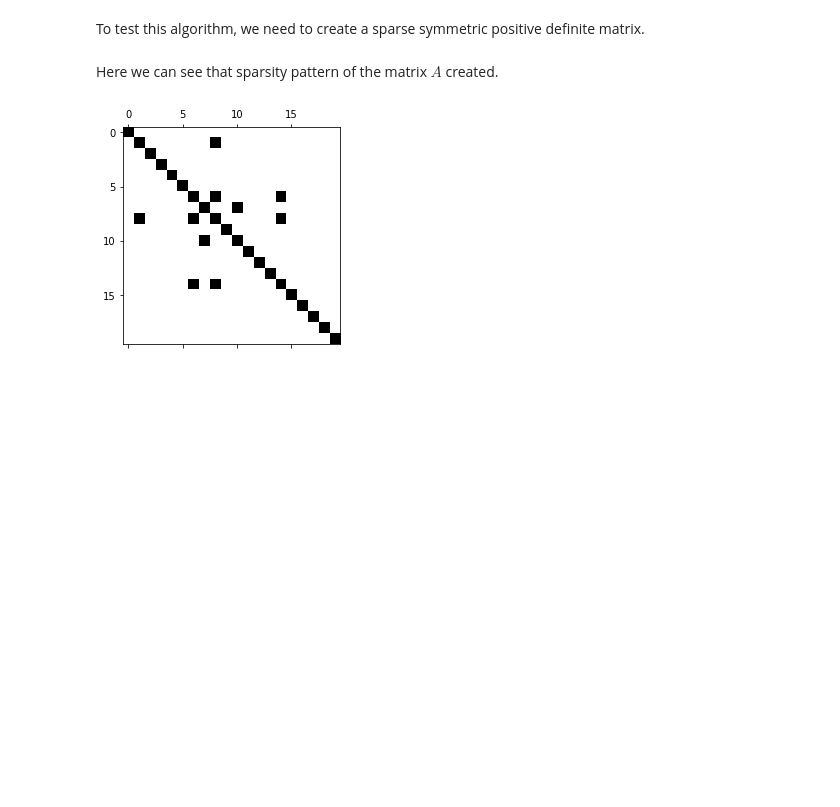
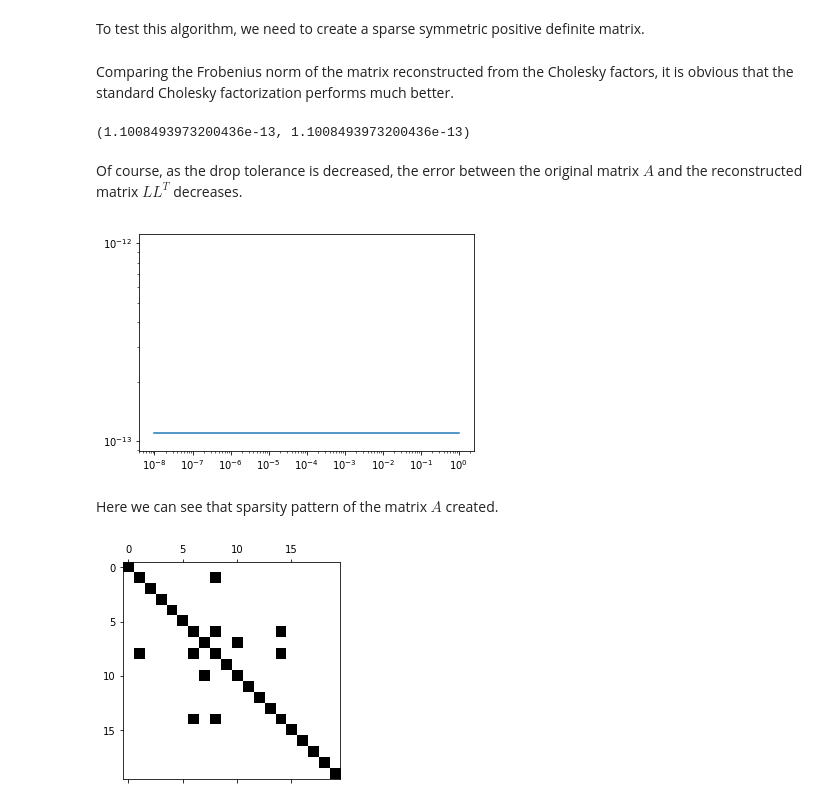
Before and after one commit to matsumotosan/numerical-linear-algebra, a Jupyter notebook: Preconditioner Series - Cholesky Decomposition.ipynb, the cells around one changed output. Cells and saved outputs as stored; diff of their text form; code cells hidden in the pictures; blank space fills up the shorter version.

```diff
--- a/Preconditioner Series - Cholesky Decomposition.ipynb
+++ b/Preconditioner Series - Cholesky Decomposition.ipynb
@@ -225,13 +274,47 @@ def my_ichol(A, mode=0):
+# %%
+def ichol_drop(A, tol=1e-3):
+    rows, _ = A.shape
+    L = np.zeros((rows, rows))
+
+    L[0, 0] = np.sqrt(A[0, 0])
+
+    for i in range(1, rows):
+        for k in range(i + 1):
+            if i == k:
+                L[i, k] = np.sqrt(A[i, k] - sum([L[k, j] ** 2 for j in range(k)]))
+            else:
+                l = (A[i, k] - sum([L[i, j] * L[k, j] for j in range(k)])) / L[k, k]
+                if l ** 2 > tol ** 2 * L[i, i] * L[k, k]:
+                    L[i, k] = l
+    return L
 # %% [markdown]
 To test this algorithm, we need to create a sparse symmetric positive definite matrix.
-# %%
-def make_sparsespd_matrix(n):
-    A = sparse.random(n, n, density=0.05)
-    A = A @ A.T
-
-    A = A + n * sparse.eye(n)
-
-    return A
+# %%
+A = make_sparsespd_matrix(100)
+
+L = my_cholesky(A)
+L_drop = ichol_drop(A, tol=1)
+# %% [markdown]
+Comparing the Frobenius norm of the matrix reconstructed from the Cholesky factors, it is obvious that the standard Cholesky factorization performs much better.
+# %%
+np.linalg.norm(A - L @ L.T), np.linalg.norm(A - L_drop @ L_drop.T)
+# %% [output]
+(1.1008493973200436e-13, 1.1008493973200436e-13)
+# %% [markdown]
+Of course, as the drop tolerance is decreased, the error between the original matrix $A$ and the reconstructed matrix $LL^T$ decreases.
+# %%
+tol_range = np.logspace(-8, 0, num=9, base=10.0)
+nrm = []
+
+for tol in tol_range:
+    L_drop = ichol_drop(A, tol)
+    nrm = np.append(nrm, np.linalg.norm(A - L_drop @ L_drop.T))
+
+plt.plot(tol_range, nrm);
+plt.xscale('log')
+plt.yscale('log')
+# %% [output]
+[figure, added]
 # %% [markdown]
 Here we can see that sparsity pattern of the matrix $A$ created.
 # %%
```
Also changed, not shown: parts of 21 cells of this notebook, 2 other files.
